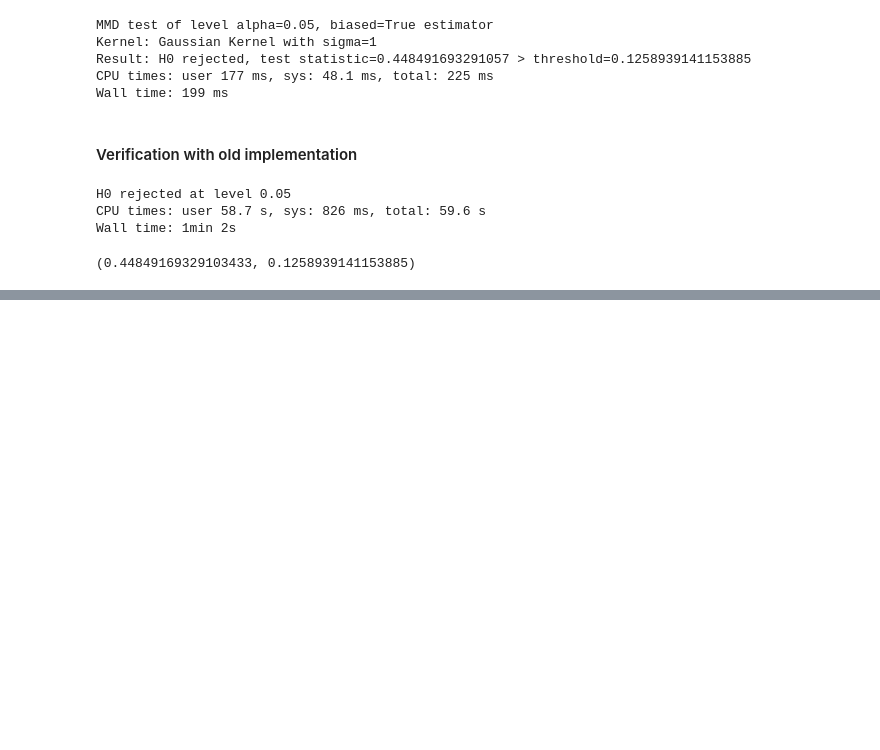
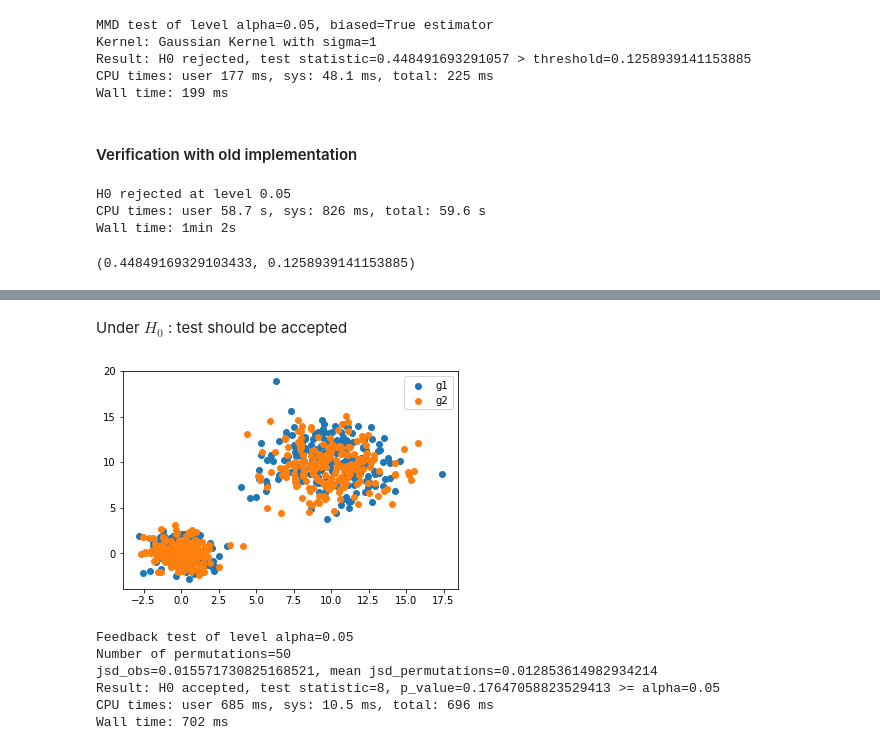
Before and after one commit to mariondechallens/GMDA, a Jupyter notebook: Results.ipynb, the cells around one changed output, grey strips where cells are left out. Cells and saved outputs as stored; diff of their text form; code cells hidden in the pictures; blank space fills up the shorter version.

Commit message:
Feedback module

```diff
--- a/Results.ipynb
+++ b/Results.ipynb
@@ -106,0 +134,29 @@ Wall time: 1min 2s
+# %% [markdown]
+Under $H_0$ : test should be accepted
+# %%
+%%time
+###################### PARAMETERS ########################
+n_permutations = 50  # number of permutation tests
+g1 = gaussian_mix(d=2,N=2,t=10,n=200, s=5, seed=1)
+g2 = gaussian_mix(d=2,N=2,t=10,n=200, s=5, seed=2)  # should be identical to g1 except for random seed
+##########################################################
+plt.scatter(g1[0], g1[1], label="g1")
+plt.scatter(g2[0], g2[1], label="g2")
+plt.legend()
+plt.show()
+
+rd.seed(0)
+kofn_power = 0.66
+fk = DDBC_feedback(
+    g1, g2,
+)
+fk.permutation_test(n_permutations=n_permutations)
+print(fk)
+# %% [output]
+[figure, added]
+Feedback test of level alpha=0.05
+Number of permutations=50
+jsd_obs=0.015571730825168521, mean jsd_permutations=0.012853614982934214
+Result: H0 accepted, test statistic=8, p_value=0.17647058823529413 >= alpha=0.05
+CPU times: user 685 ms, sys: 10.5 ms, total: 696 ms
+Wall time: 702 ms
```
Also changed, not shown: parts of 4 cells of this notebook, 1 other file.
